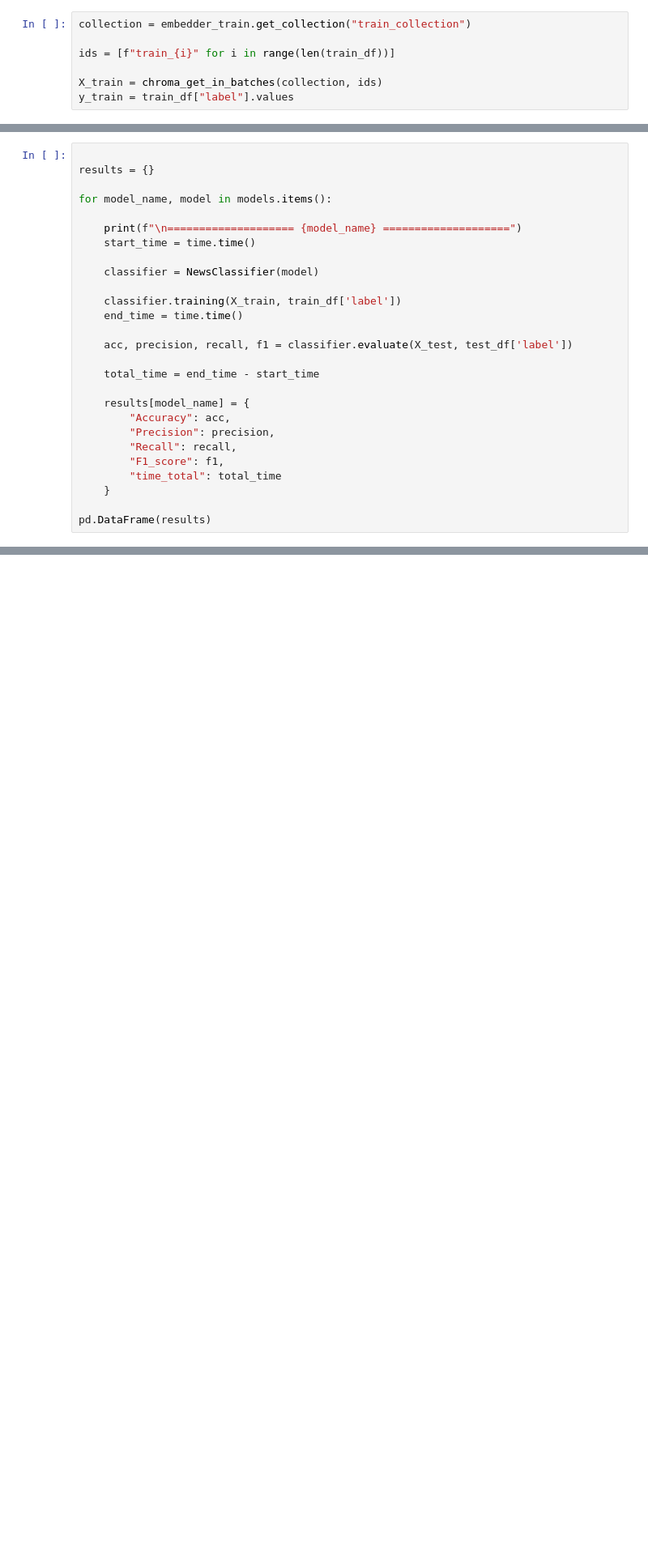
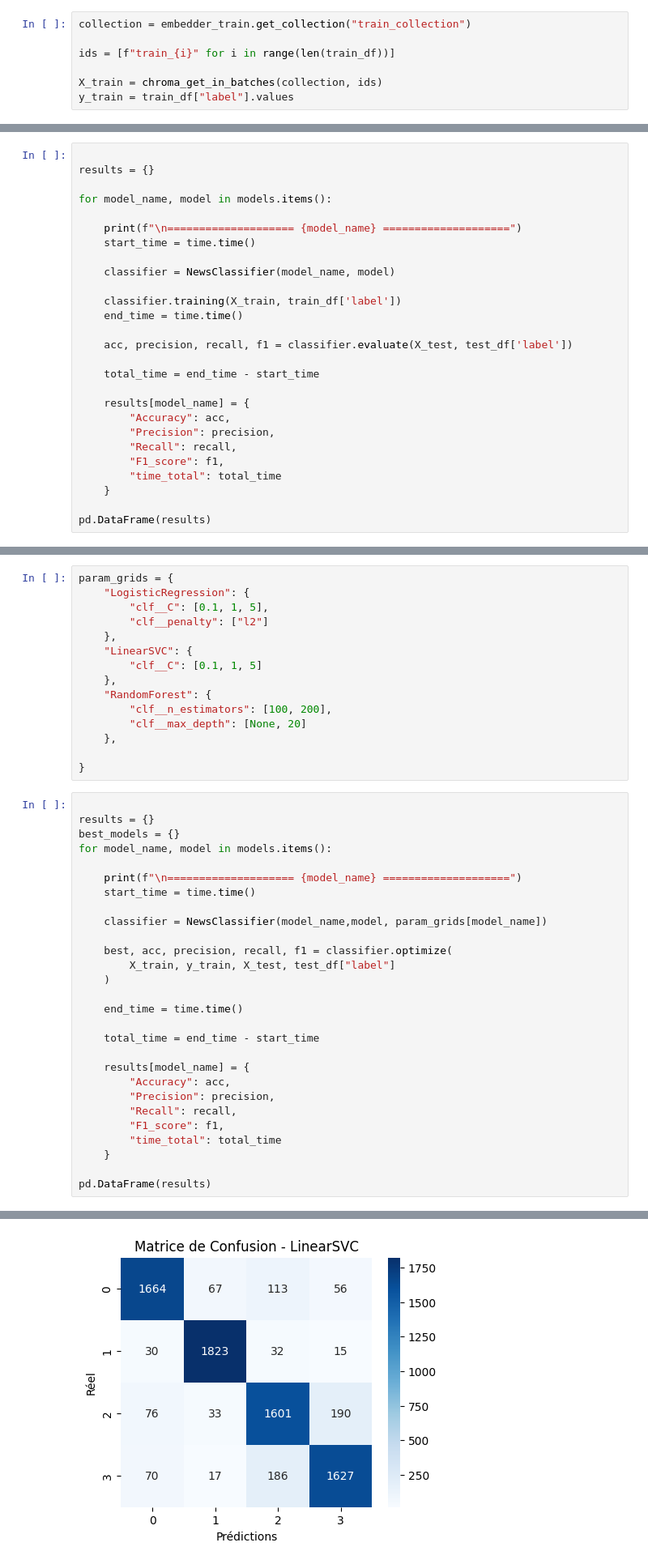
Before and after one commit to bouchramilo/News_Classifier, a Jupyter notebook: notebooks/partie_1.ipynb, the cells around one changed output, grey strips where cells are left out. Shown at 81% size. Drawn from its saved outputs; the diff is of its cells as text; blank space fills up the shorter version.

```diff
--- a/notebooks/partie_1.ipynb
+++ b/notebooks/partie_1.ipynb
@@ -405,7 +357,7 @@ for model_name, model in models.items():
     print(f"\n==================== {model_name} ====================")
     start_time = time.time()
 
-    classifier = NewsClassifier(model)
+    classifier = NewsClassifier(model_name, model)
 
     classifier.training(X_train, train_df['label'])
     end_time = time.time()
@@ -496,0 +380,44 @@ weighted avg       0.88      0.88      0.88      7600
+# %%
+param_grids = {
+    "LogisticRegression": {
+        "clf__C": [0.1, 1, 5],
+        "clf__penalty": ["l2"]
+    },
+    "LinearSVC": {
+        "clf__C": [0.1, 1, 5]
+    },
+    "RandomForest": {
+        "clf__n_estimators": [100, 200],
+        "clf__max_depth": [None, 20]
+    },
+
+}
+# %%
+
+results = {}
+best_models = {}
+for model_name, model in models.items():
+
+    print(f"\n==================== {model_name} ====================")
+    start_time = time.time()
+
+    classifier = NewsClassifier(model_name,model, param_grids[model_name])
+
+    best, acc, precision, recall, f1 = classifier.optimize(
+        X_train, y_train, X_test, test_df["label"]
+    )
+
+    end_time = time.time()
+
+    total_time = end_time - start_time
+
+    results[model_name] = {
+        "Accuracy": acc,
+        "Precision": precision,
+        "Recall": recall,
+        "F1_score": f1,
+        "time_total": total_time
+    }
+
+pd.DataFrame(results)
+# %% [output]
@@ -496,0 +449 @@ weighted avg       0.88      0.88      0.88      7600
+[figure, added]
```
Also changed, not shown: parts of 14 cells of this notebook, 4 other files.
